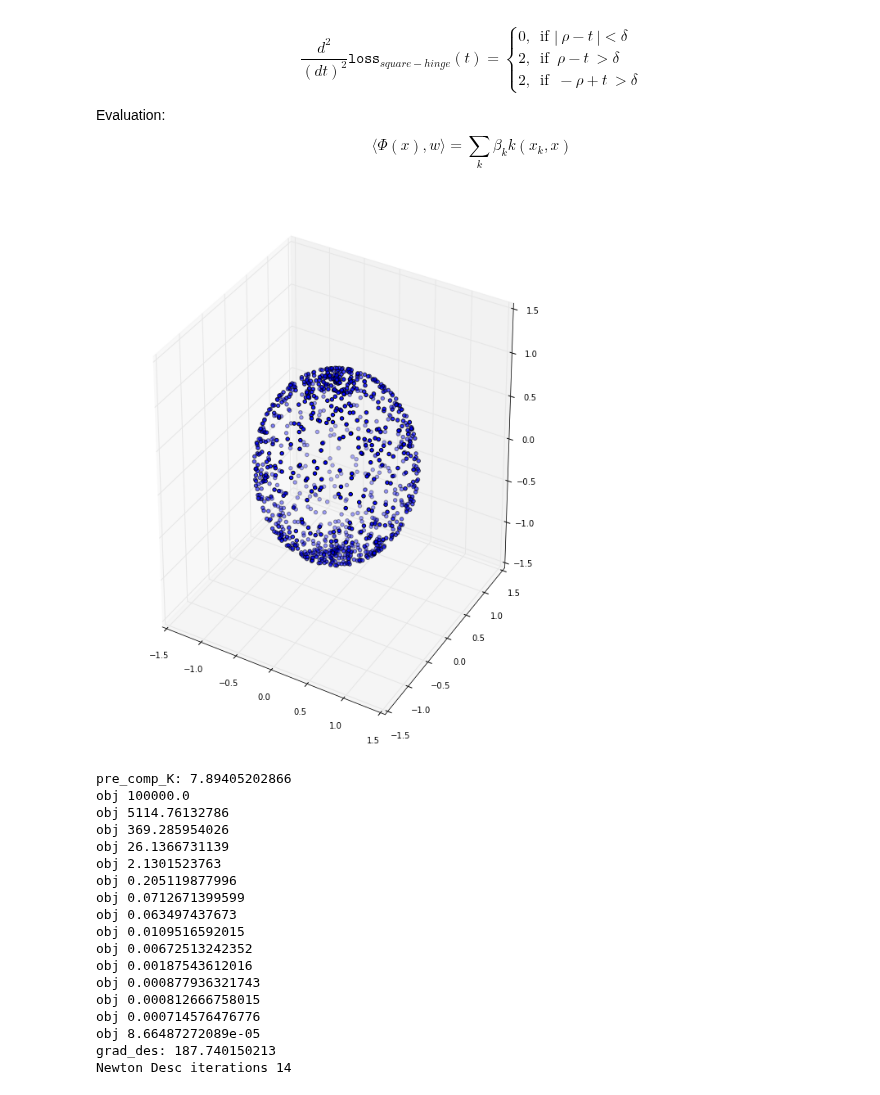
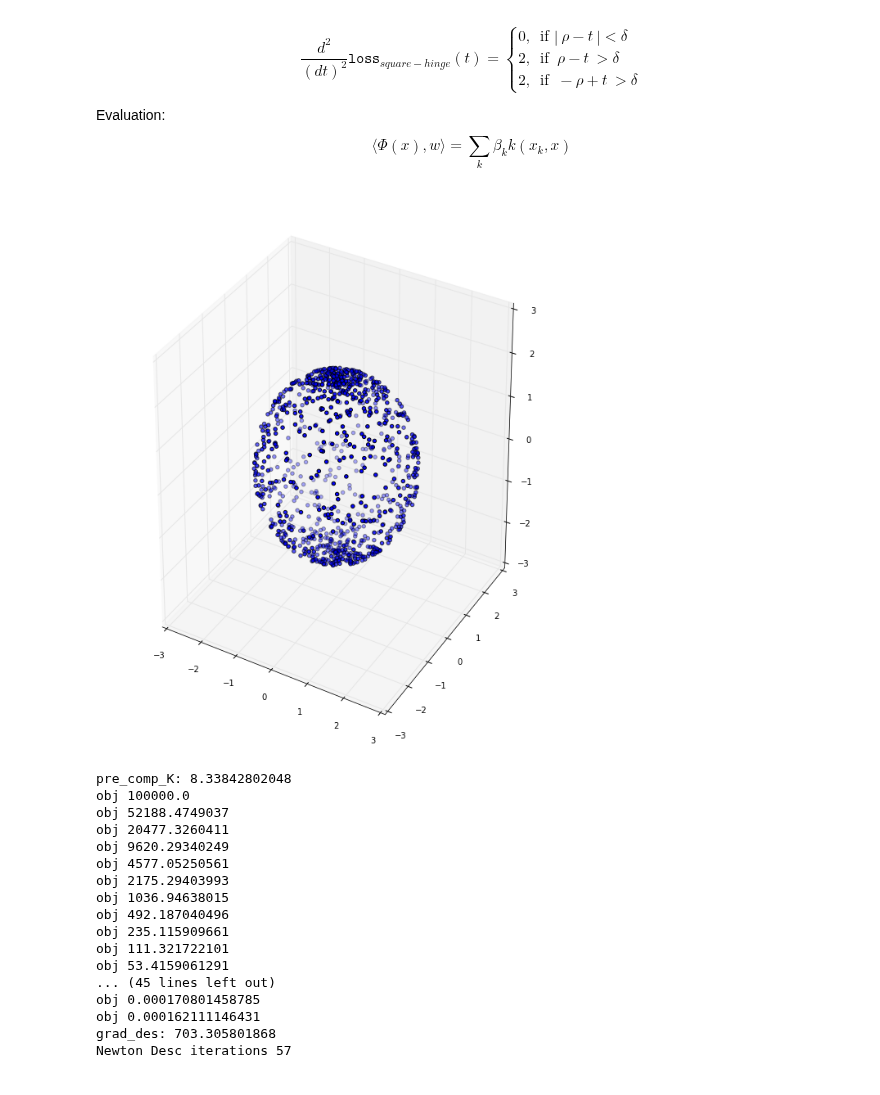
Before and after one commit to michrawson/SVM_Implicit_Surface_Reconstruction, a Jupyter notebook: Primal-Slab-SVM-Sphere.ipynb, the cells around one changed output. Cells and saved outputs as stored; diff of their text form; code cells hidden in the pictures.

```diff
--- a/Primal-Slab-SVM-Sphere.ipynb
+++ b/Primal-Slab-SVM-Sphere.ipynb
@@ -68,7 +68,7 @@ x=np.zeros((0))
 K=np.zeros((0))
 K_inv=np.zeros((0))
 points_count = 1000
-points_std_from_surface = 0.0
+points_std_from_surface = 0
 
 def H(beta,loss_vect_list):
     start = time.time()
@@ -275,10 +275,10 @@ def get_data_points():
 
     x = np.zeros((len(points),3))
     for p in range(len(points)):
-        if points_std_from_surface>0:
+        if points_std_from_surface > 0:
             r = random.normal(loc=1,scale=points_std_from_surface)
         else:
-            r = 1
+            r = 2
         z_cord = r * np.sin(points[p][1])
 
         r_temp = r * np.cos(points[p][1])
@@ -302,52 +302,51 @@ def pre_comp_K():
     if linalg.cond(K) < 1/sys.float_info.epsilon:
         K_inv = linalg.inv(K)
     else:
         K_inv = np.identity(K.shape[0])
 
     end = time.time()
     if end - start > timer_thresh:
         print 'pre_comp_K:',end - start
     return K, K_inv
 
 x = get_data_points()
 
 fig = plt.figure(figsize=(10, 12))
 ax = fig.add_subplot(111, projection='3d')
 ax.scatter(x[:,0],x[:,1],x[:,2])
 plt.show()
 
 K, K_inv = pre_comp_K()
 
 Run = namedtuple('Run', ['obj_array','obj_grad_array','obj_grad_check_array','beta',
                          'iterations'])
 
 method = 'Newton'
 Newton_Desc = grad_des(x)
 print 'Newton Desc iterations',Newton_Desc.iterations
 
 # method = ''
 # Steepest_Desc = grad_des(x)
 # print 'Steepest Desc iterations',Steepest_Desc.iterations
 # %% [output]
-[figure, old version]
+[figure, new version]
-pre_comp_K: 7.89405202866
+pre_comp_K: 8.33842802048
 obj 100000.0
-obj 5114.76132786
-obj 369.285954026
-obj 26.1366731139
-obj 2.1301523763
-obj 0.205119877996
-obj 0.0712671399599
-obj 0.063497437673
-obj 0.0109516592015
-obj 0.00672513242352
-obj 0.00187543612016
-obj 0.000877936321743
-obj 0.000812666758015
-obj 0.000714576476776
-obj 8.66487272089e-05
-grad_des: 187.740150213
-Newton Desc iterations 14
+obj 52188.4749037
+obj 20477.3260411
+obj 9620.29340249
+obj 4577.05250561
+obj 2175.29403993
+obj 1036.94638015
+obj 492.187040496
+obj 235.115909661
+obj 111.321722101
+obj 53.4159061291
+... (45 lines left out)
+obj 0.000170801458785
+obj 0.000162111146431
+grad_des: 703.305801868
+Newton Desc iterations 57
 # %%
 grid_steps = 25
 
```
Also changed, not shown: parts of 2 cells of this notebook, 1 other file.
